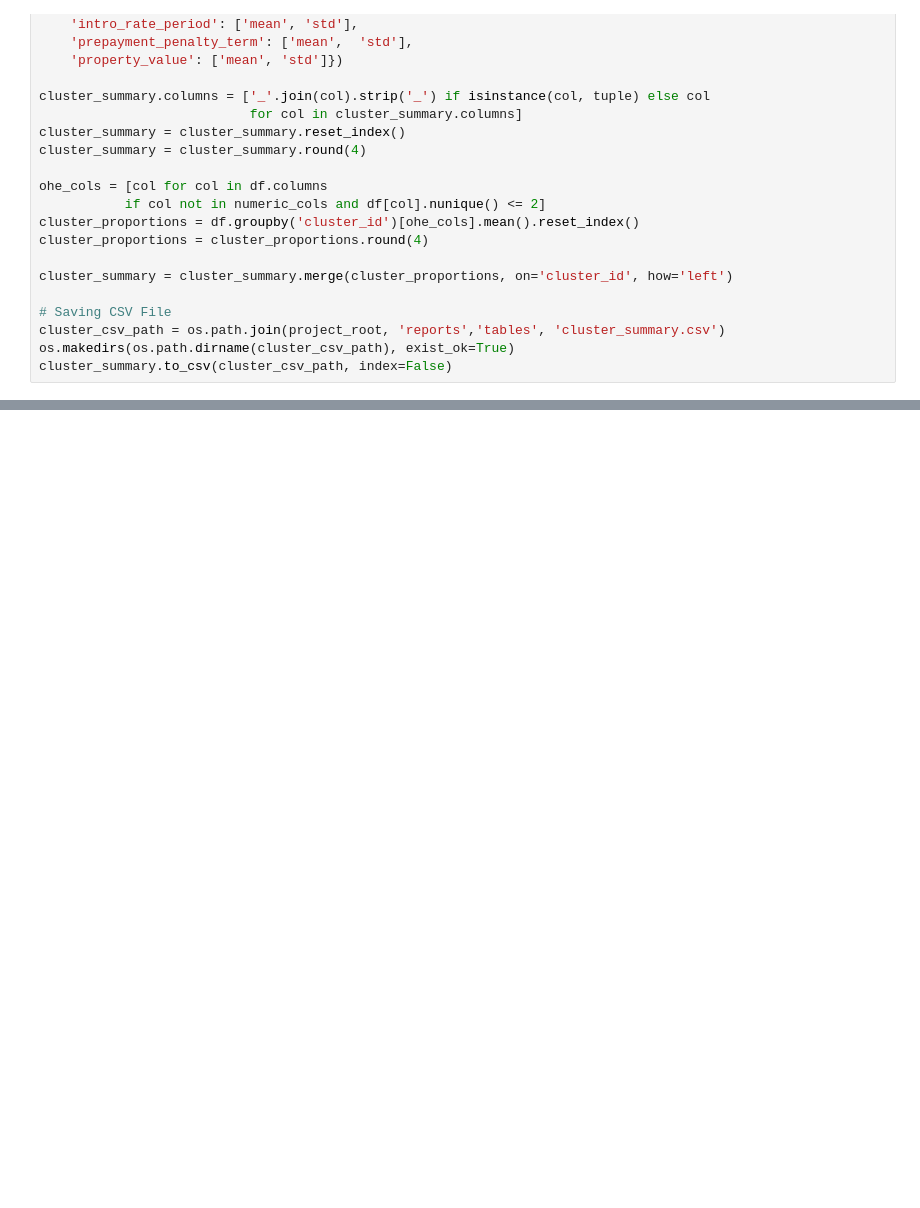
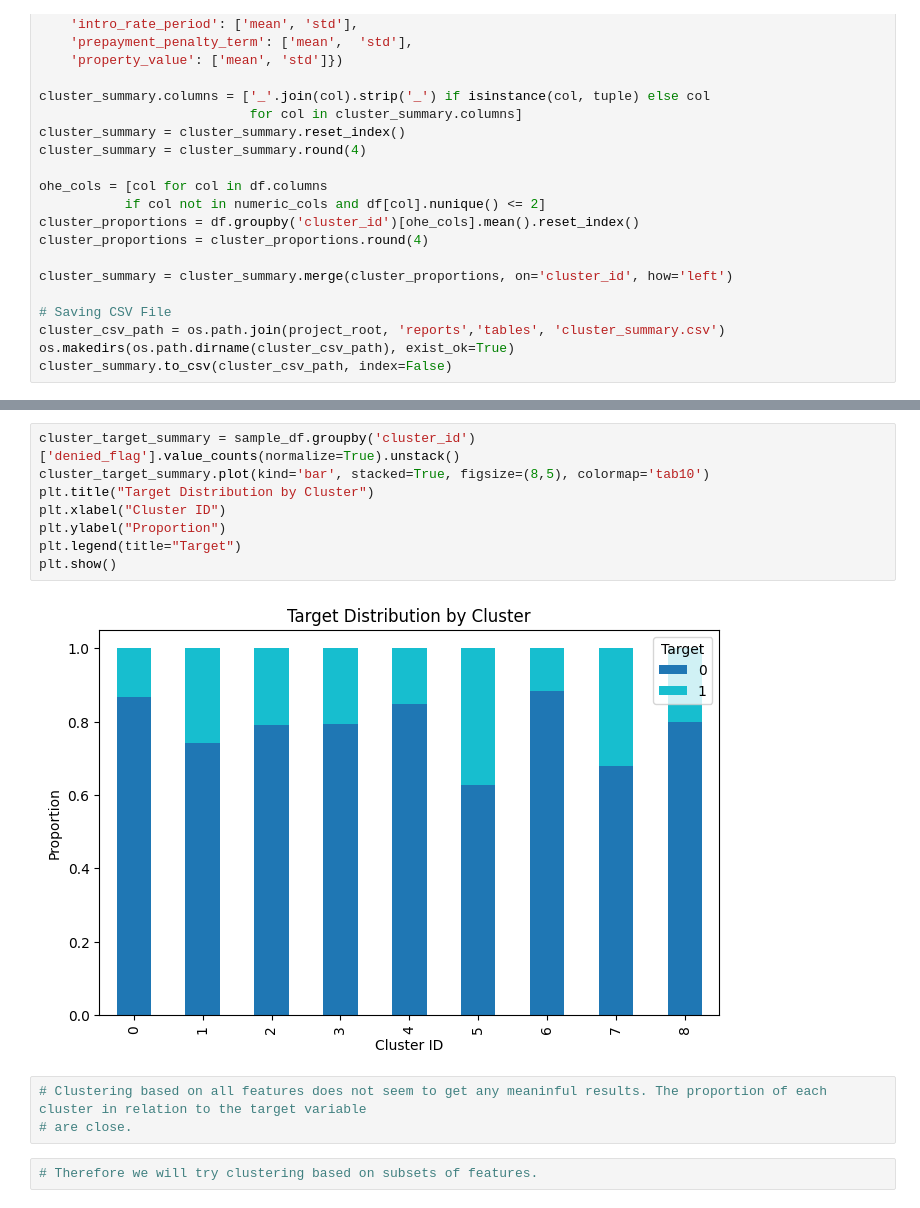
Before and after one commit to emma-hockett/6341_Project, a Jupyter notebook: notebooks/03d_cluster_features.ipynb, the cells around one changed output, grey strips where cells are left out. Cells and saved outputs as stored; diff of their text form; blank space fills up the shorter version.

```diff
--- a/notebooks/03d_cluster_features.ipynb
+++ b/notebooks/03d_cluster_features.ipynb
@@ -179,0 +212,15 @@ plt.grid(True)
+# %%
+cluster_target_summary = sample_df.groupby('cluster_id')['denied_flag'].value_counts(normalize=True).unstack()
+cluster_target_summary.plot(kind='bar', stacked=True, figsize=(8,5), colormap='tab10')
+plt.title("Target Distribution by Cluster")
+plt.xlabel("Cluster ID")
+plt.ylabel("Proportion")
+plt.legend(title="Target")
+plt.show()
+# %% [output]
+[figure, added]
+# %%
+# Clustering based on all features does not seem to get any meaninful results. The proportion of each cluster in relation to the target variable
+# are close.
+# %%
+# Therefore we will try clustering based on subsets of features.
```
Also changed, not shown: parts of 31 cells of this notebook.
